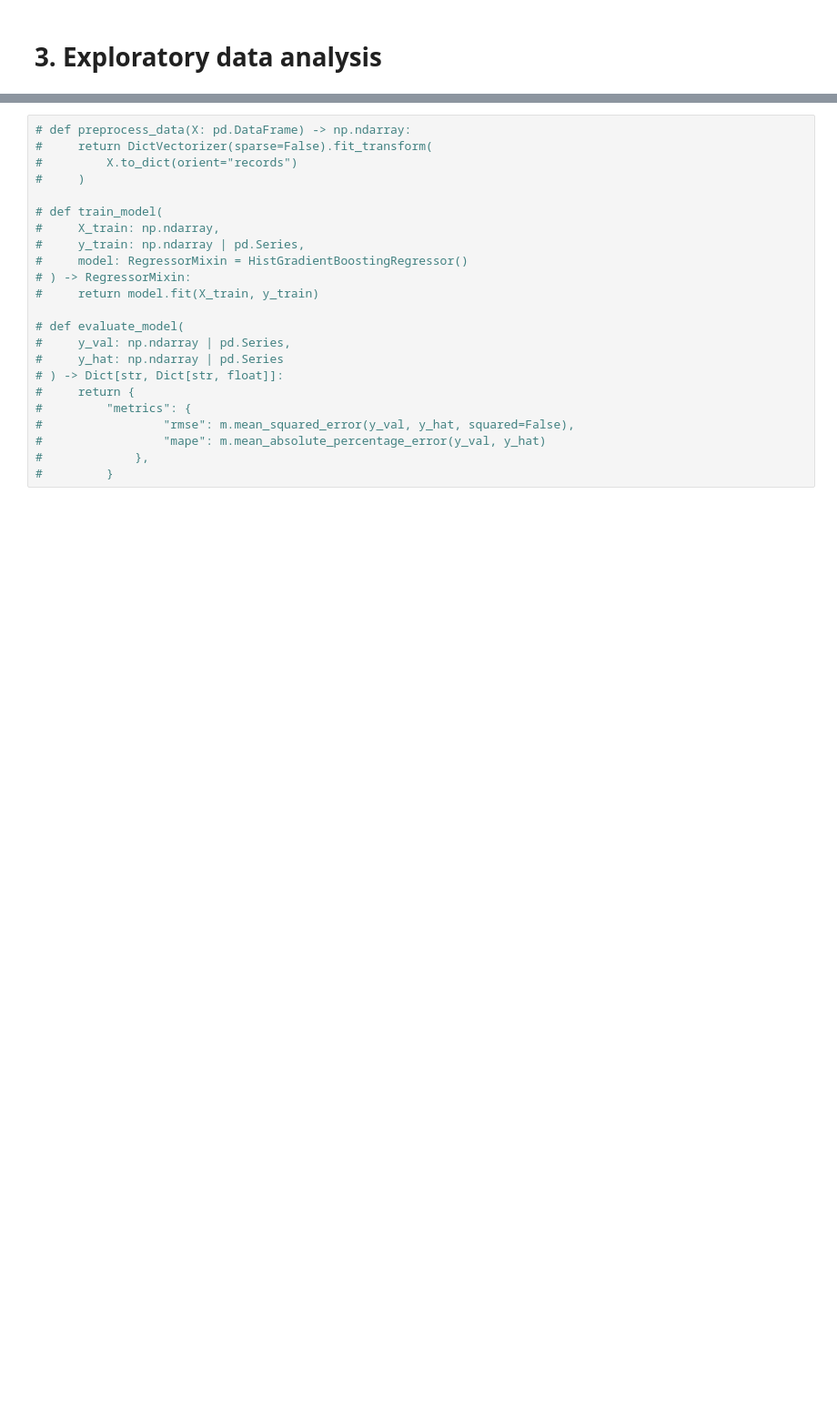
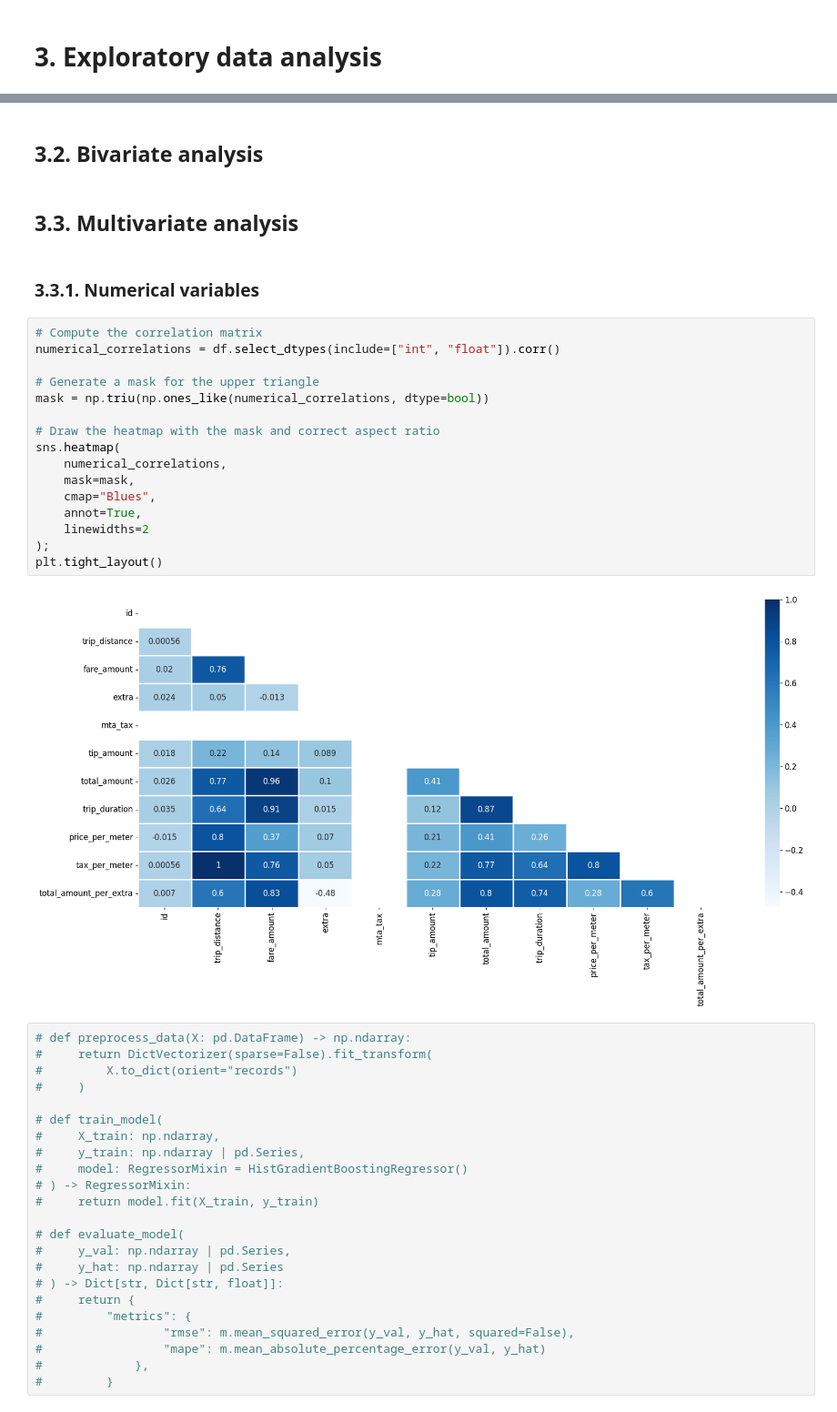
Before and after one commit to cenciati/predict-taxi-fare, a Jupyter notebook: notebooks/experiment-01.ipynb, the cells around one changed output, grey strips where cells are left out. Shown at 91% size. Drawn from its saved outputs; the diff is of its cells as text; blank space fills up the shorter version.

```diff
--- a/notebooks/experiment-01.ipynb
+++ b/notebooks/experiment-01.ipynb
@@ -251,3 +293,27 @@ df.sample(3)
+# %% [markdown]
+## 3.2. Bivariate analysis
+# %% [markdown]
+## 3.3. Multivariate analysis
+# %% [markdown]
+### 3.3.1. Numerical variables
+# %%
+# Compute the correlation matrix
+numerical_correlations = df.select_dtypes(include=["int", "float"]).corr()
+
+# Generate a mask for the upper triangle
+mask = np.triu(np.ones_like(numerical_correlations, dtype=bool))
+
+# Draw the heatmap with the mask and correct aspect ratio
+sns.heatmap(
+    numerical_correlations,
+    mask=mask,
+    cmap="Blues",
+    annot=True,
+    linewidths=2
+);
+plt.tight_layout()
+# %% [output]
+[figure, added]
 # %%
 # def preprocess_data(X: pd.DataFrame) -> np.ndarray:
 #     return DictVectorizer(sparse=False).fit_transform(
```
Also changed, not shown: parts of 14 cells of this notebook.
